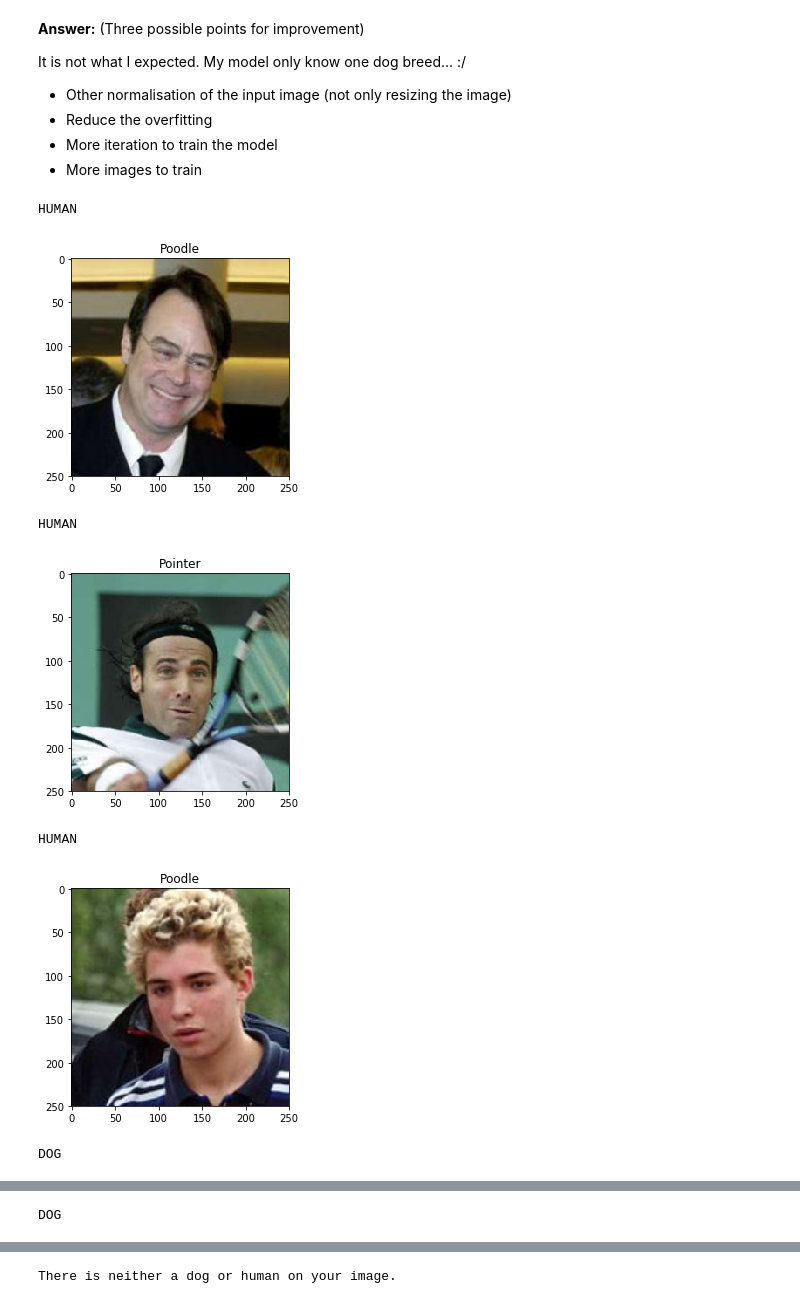
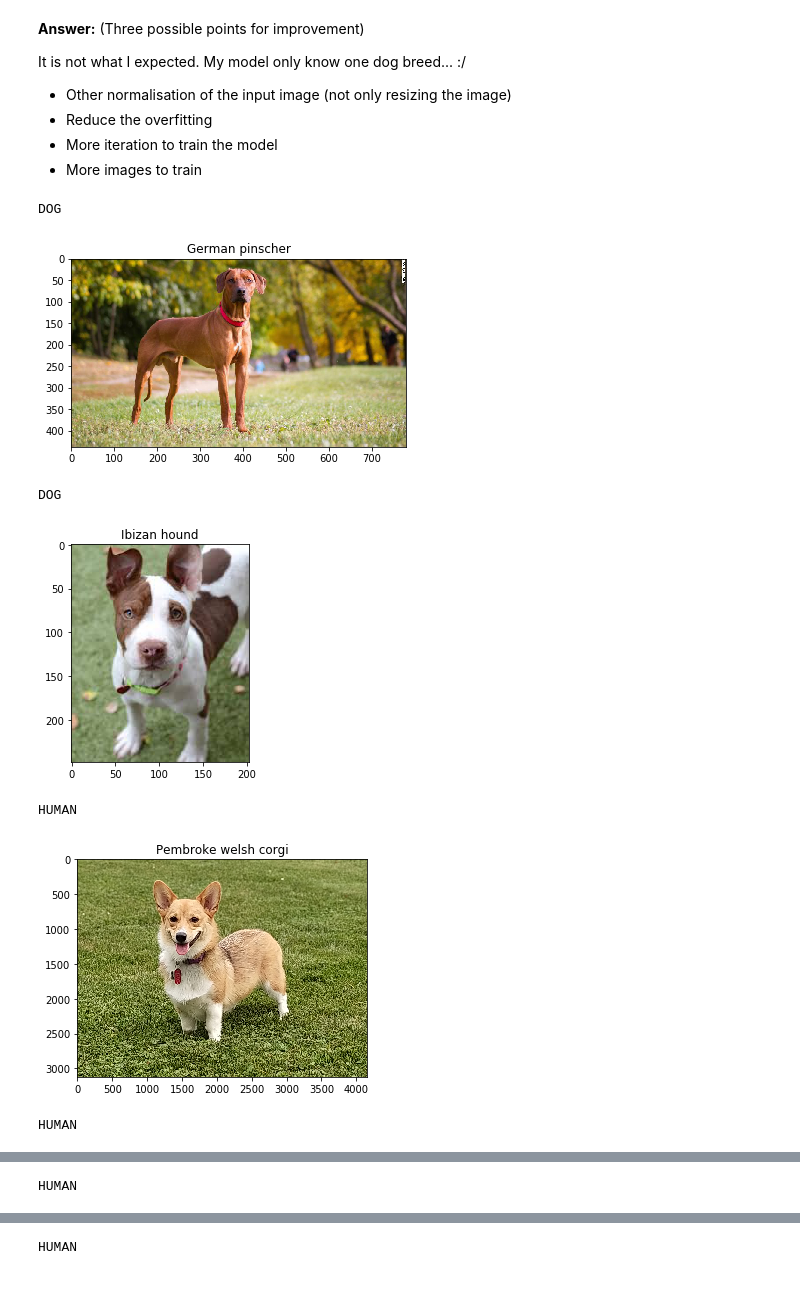
Before and after one commit to rosinedesmet/dog_breed_classifier, a Jupyter notebook: dog_app.ipynb, the cells around one changed output, grey strips where cells are left out. Saved outputs shown, nothing was run; the diff lists cells and outputs as text; code cells hidden in the pictures.

Commit message:
test: Add imgs from internet and show the predictions

```diff
--- a/dog_app.ipynb
+++ b/dog_app.ipynb
@@ -897,23 +895,32 @@ It is not what I expected. My model only know one dog breed... :/
 # %%
 ## TODO: Execute your algorithm from Step 6 on
 ## at least 6 images on your computer.
 ## Feel free to use as many code cells as needed.
 from PIL import Image
+import cv2
 
 ## suggested code, below
-for file in np.hstack((human_files[:3], dog_files[:3])):
-    img = cv2.imread(file)
-    breed = run_app(file)
+folder = "images"
+imgs = [folder + '/dog.jpg', folder + '/dog-2.jpg', folder + '/dog-3.jpg',
+        folder + '/human-1.jpg', folder + '/human-2.jpg', folder + '/human-3.jpg']
 
+#for file in np.hstack((human_files[:3], dog_files[:3])):
+for path in imgs:
+    #get breed
+    breed = run_app(path)
+
+    #get img
+    img = cv2.imread(path)
+
+    #show img
     plt.imshow(cv2.cvtColor(img, cv2.COLOR_BGR2RGB))
     plt.title(breed)
-
     plt.show()
 # %% [output]
-HUMAN
+DOG
-[figure, old version]
+[figure, new version]
-HUMAN
+DOG
-[figure, old version]
+[figure, new version]
 HUMAN
-[figure, old version]
+[figure, new version]
-DOG
+HUMAN
@@ -921 +928 @@ DOG
-DOG
+HUMAN
@@ -923 +930 @@ DOG
-There is neither a dog or human on your image.
+HUMAN
```
Also changed, not shown: parts of 6 cells of this notebook, 7 other files.
